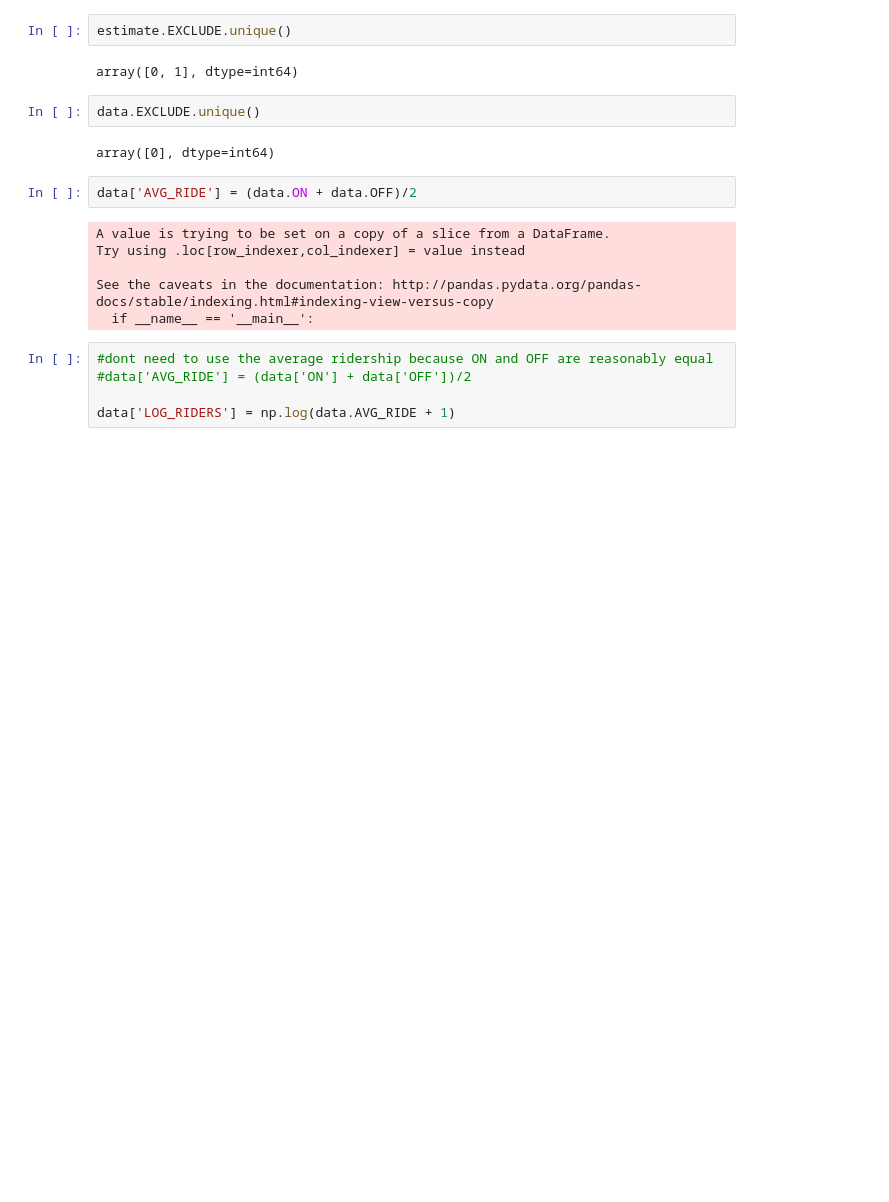
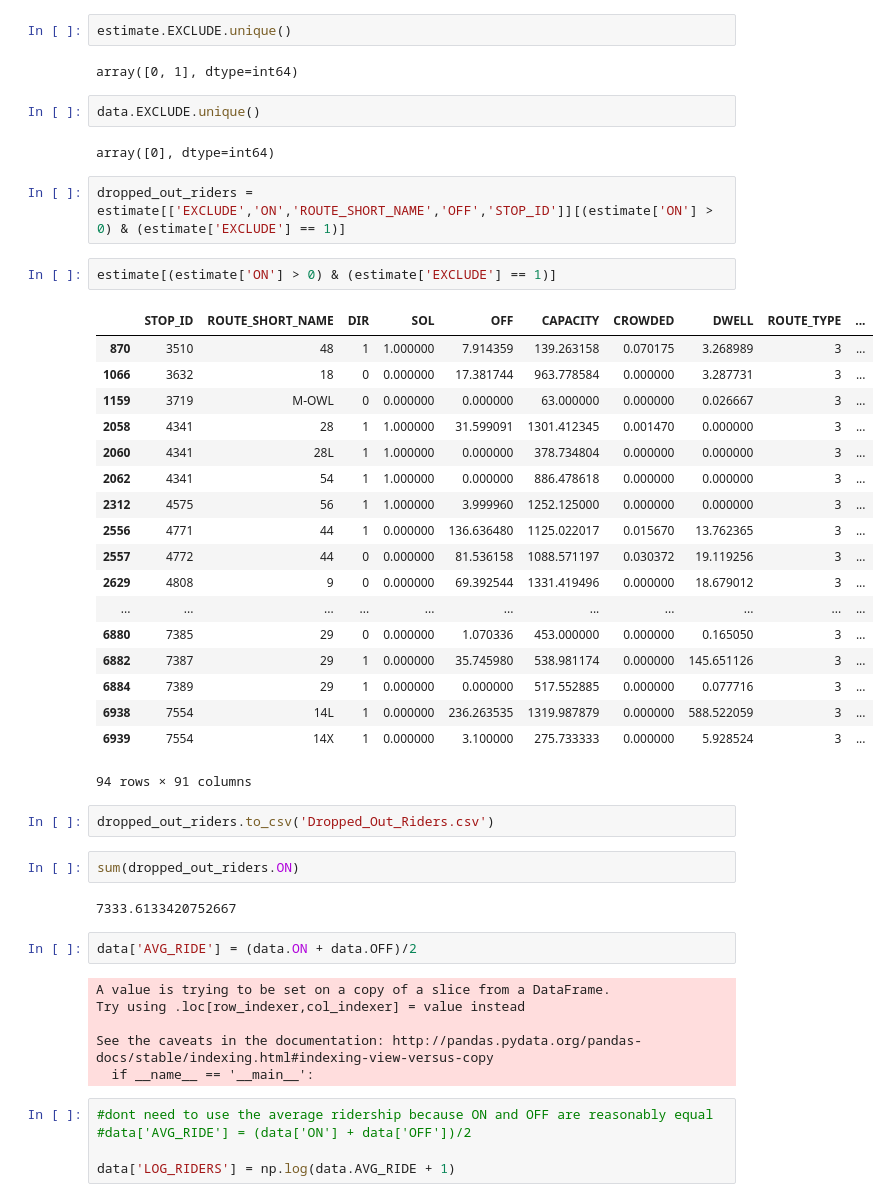
Before and after one commit to alex-mucci/Transit-Casa-Share, a Jupyter notebook: Notebooks/Transforming the Data and Creating the Final Model.ipynb, the cells around one changed output. Drawn from its saved outputs; the diff is of its cells as text; blank space fills up the shorter version.

```diff
--- a/Notebooks/Transforming the Data and Creating the Final Model.ipynb
+++ b/Notebooks/Transforming the Data and Creating the Final Model.ipynb
@@ -154,6 +154,35 @@ array([0, 1], dtype=int64)
 data.EXCLUDE.unique()
 # %% [output]
 array([0], dtype=int64)
+# %%
+dropped_out_riders = estimate[['EXCLUDE','ON','ROUTE_SHORT_NAME','OFF','STOP_ID']][(estimate['ON'] > 0) & (estimate['EXCLUDE'] == 1)]
+# %%
+estimate[(estimate['ON'] > 0) & (estimate['EXCLUDE'] == 1)]
+# %% [output]
+|  | STOP_ID | ROUTE_SHORT_NAME | DIR | SOL | OFF | CAPACITY | CROWDED | DWELL | ROUTE_TYPE | ... |
+| 870 | 3510 | 48 | 1 | 1.000000 | 7.914359 | 139.263158 | 0.070175 | 3.268989 | 3 | ... |
+| 1066 | 3632 | 18 | 0 | 0.000000 | 17.381744 | 963.778584 | 0.000000 | 3.287731 | 3 | ... |
+| 1159 | 3719 | M-OWL | 0 | 0.000000 | 0.000000 | 63.000000 | 0.000000 | 0.026667 | 3 | ... |
+| 2058 | 4341 | 28 | 1 | 1.000000 | 31.599091 | 1301.412345 | 0.001470 | 0.000000 | 3 | ... |
+| 2060 | 4341 | 28L | 1 | 1.000000 | 0.000000 | 378.734804 | 0.000000 | 0.000000 | 3 | ... |
+| 2062 | 4341 | 54 | 1 | 1.000000 | 0.000000 | 886.478618 | 0.000000 | 0.000000 | 3 | ... |
+| 2312 | 4575 | 56 | 1 | 1.000000 | 3.999960 | 1252.125000 | 0.000000 | 0.000000 | 3 | ... |
+| 2556 | 4771 | 44 | 1 | 0.000000 | 136.636480 | 1125.022017 | 0.015670 | 13.762365 | 3 | ... |
+| 2557 | 4772 | 44 | 0 | 0.000000 | 81.536158 | 1088.571197 | 0.030372 | 19.119256 | 3 | ... |
+| 2629 | 4808 | 9 | 0 | 0.000000 | 69.392544 | 1331.419496 | 0.000000 | 18.679012 | 3 | ... |
+| ... | ... | ... | ... | ... | ... | ... | ... | ... | ... | ... |
+| 6880 | 7385 | 29 | 0 | 0.000000 | 1.070336 | 453.000000 | 0.000000 | 0.165050 | 3 | ... |
+| 6882 | 7387 | 29 | 1 | 0.000000 | 35.745980 | 538.981174 | 0.000000 | 145.651126 | 3 | ... |
+| 6884 | 7389 | 29 | 1 | 0.000000 | 0.000000 | 517.552885 | 0.000000 | 0.077716 | 3 | ... |
+| 6938 | 7554 | 14L | 1 | 0.000000 | 236.263535 | 1319.987879 | 0.000000 | 588.522059 | 3 | ... |
+| 6939 | 7554 | 14X | 1 | 0.000000 | 3.100000 | 275.733333 | 0.000000 | 5.928524 | 3 | ... |
+94 rows × 91 columns
+# %%
+dropped_out_riders.to_csv('Dropped_Out_Riders.csv')
+# %%
+sum(dropped_out_riders.ON)
+# %% [output]
+7333.6133420752667
 # %%
 data['AVG_RIDE'] = (data.ON + data.OFF)/2
 # %% [output]
```
Also changed, not shown: parts of 6 cells of this notebook, 34 other files.
